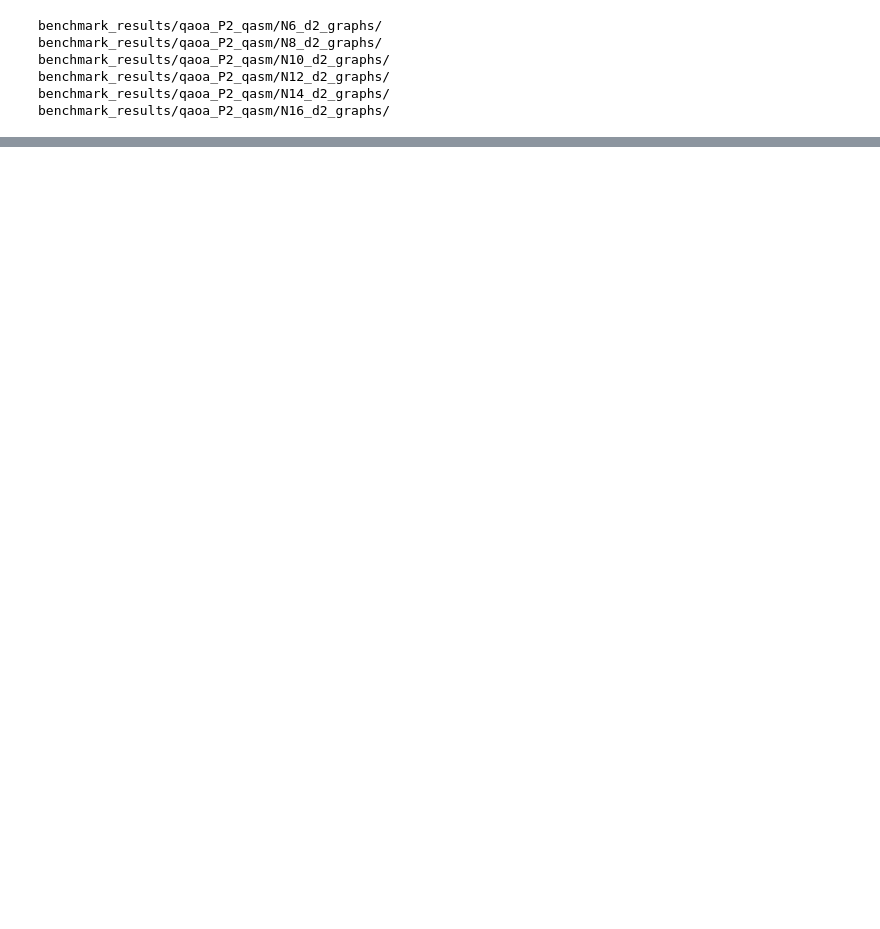
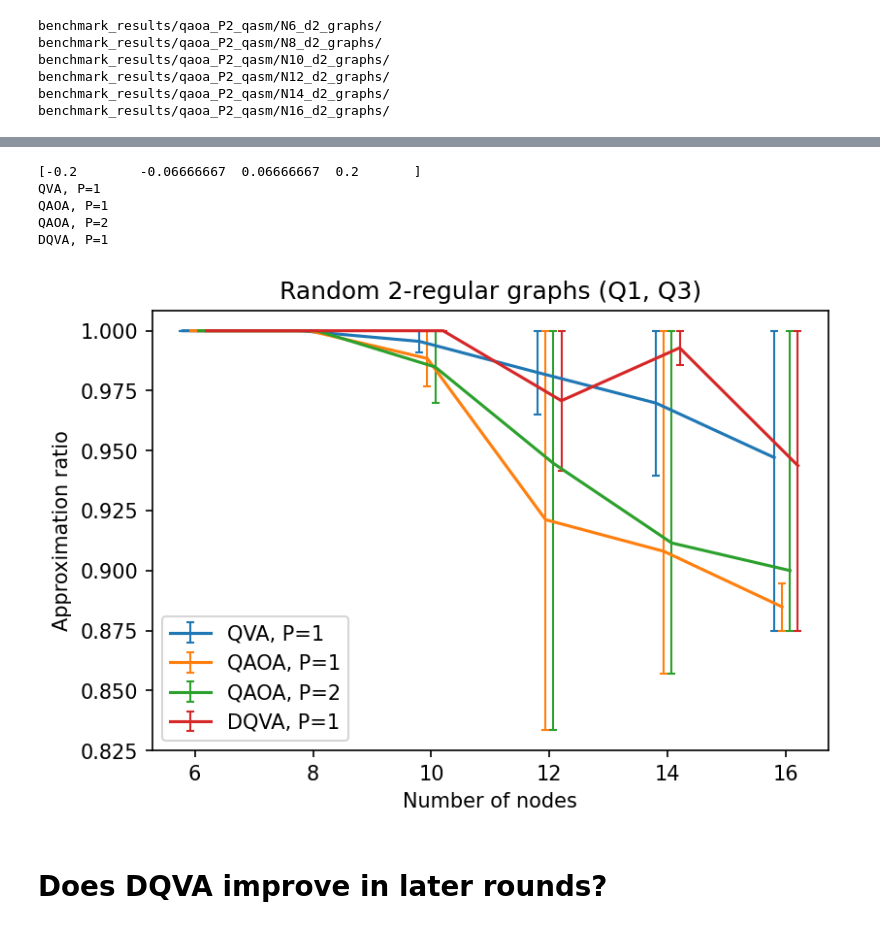
Before and after one commit to teaguetomesh/dqva-and-circuit-cutting, a Jupyter notebook: benchmarks.ipynb, the cells around one changed output, grey strips where cells are left out. Drawn from its saved outputs; the diff is of its cells as text; code cells hidden in the pictures; blank space fills up the shorter version.

```diff
--- a/benchmarks.ipynb
+++ b/benchmarks.ipynb
@@ -403,0 +470,32 @@ plt.close()
+# %%
+fig, ax = plt.subplots(dpi=150)
+
+offset = np.linspace(-0.2, 0.2, len(lists))
+print(offset)
+
+for i, (sizes, mis_list, label) in enumerate(lists):
+    print(label)
+    sizes = np.array(sizes) + offset[i]
+    vals = [np.mean(l) for l in mis_list]
+    upper_err = [abs(np.quantile(l, 0.75) - z) for l, z in zip(mis_list, vals)]
+    lower_err = [abs(np.quantile(l, 0.25) - z) for l, z in zip(mis_list, vals)]
+    #print(vals)
+    #print(upper_err)
+    #print(lower_err)
+    ax.errorbar(sizes, vals, yerr=[lower_err, upper_err], label=label, elinewidth=1, capsize=2)
+
+ax.set_ylabel('Approximation ratio')
+ax.set_xlabel('Number of nodes')
+ax.set_title('Random {}-regular graphs (Q1, Q3)'.format(d))
+ax.legend()
+plt.show()
+plt.close()
+# %% [output]
+[-0.2        -0.06666667  0.06666667  0.2       ]
+QVA, P=1
+QAOA, P=1
+QAOA, P=2
+DQVA, P=1
+[figure, added]
+# %% [markdown]
+# Does DQVA improve in later rounds?
```
Also changed, not shown: parts of 22 cells of this notebook.
